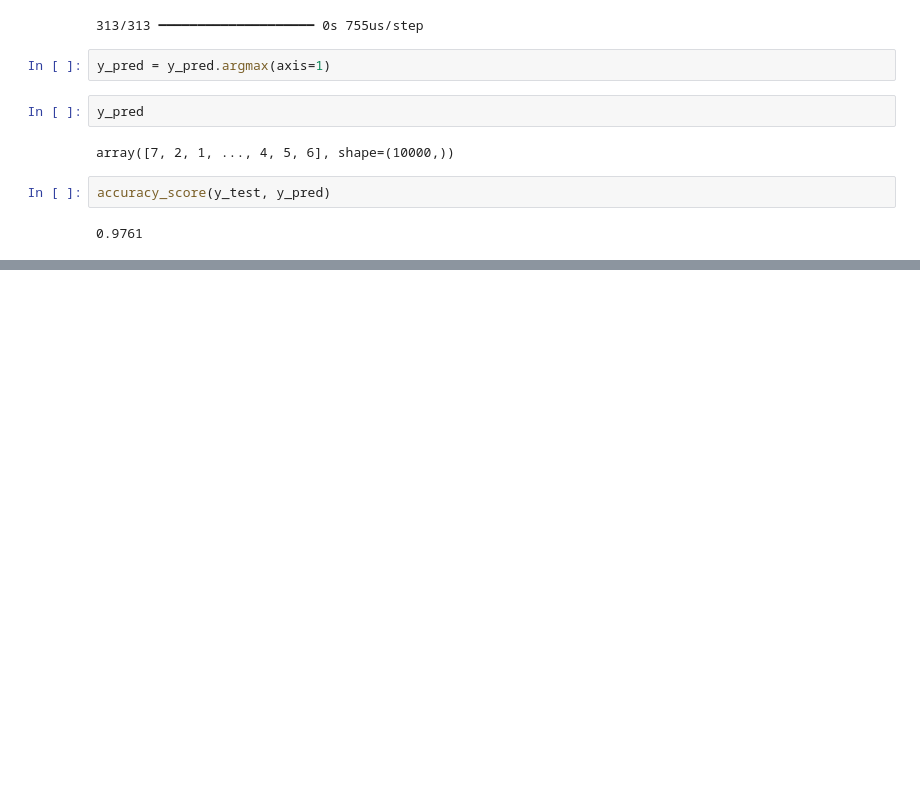
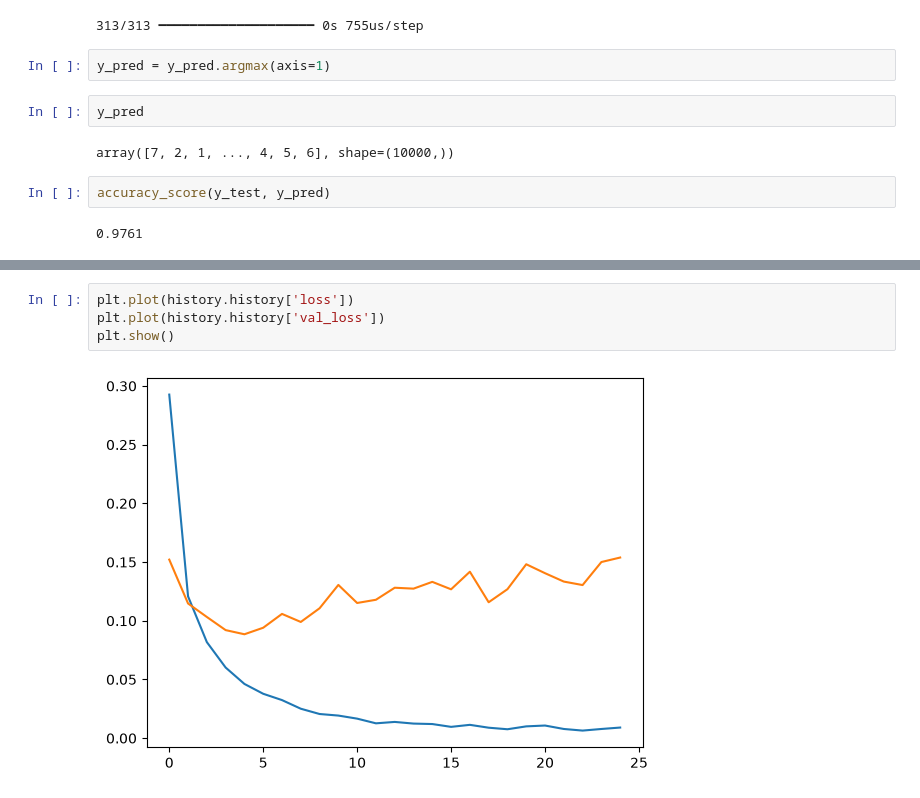
Before and after one commit to ayansuvra/Deep-Learning, a Jupyter notebook: MNISTDigitRecognition.ipynb, the cells around one changed output, grey strips where cells are left out. Saved outputs shown, nothing was run; the diff lists cells and outputs as text; blank space fills up the shorter version.

```diff
--- a/MNISTDigitRecognition.ipynb
+++ b/MNISTDigitRecognition.ipynb
@@ -100,0 +103,6 @@ plt.show()
+# %%
+plt.plot(history.history['loss'])
+plt.plot(history.history['val_loss'])
+plt.show()
+# %% [output]
+[figure, added]
```
Also changed, not shown: parts of 1 cell of this notebook, 2 other files.
